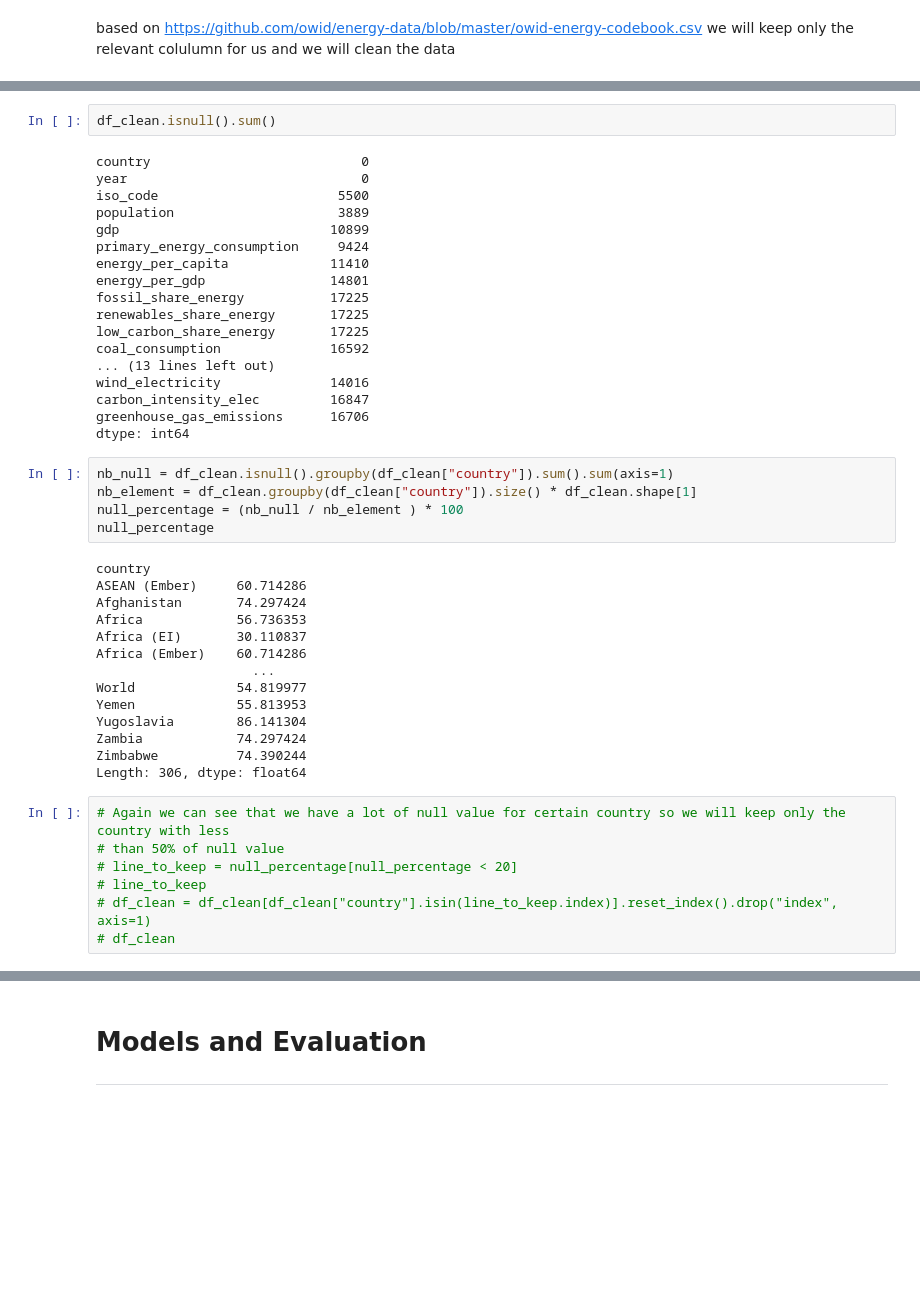
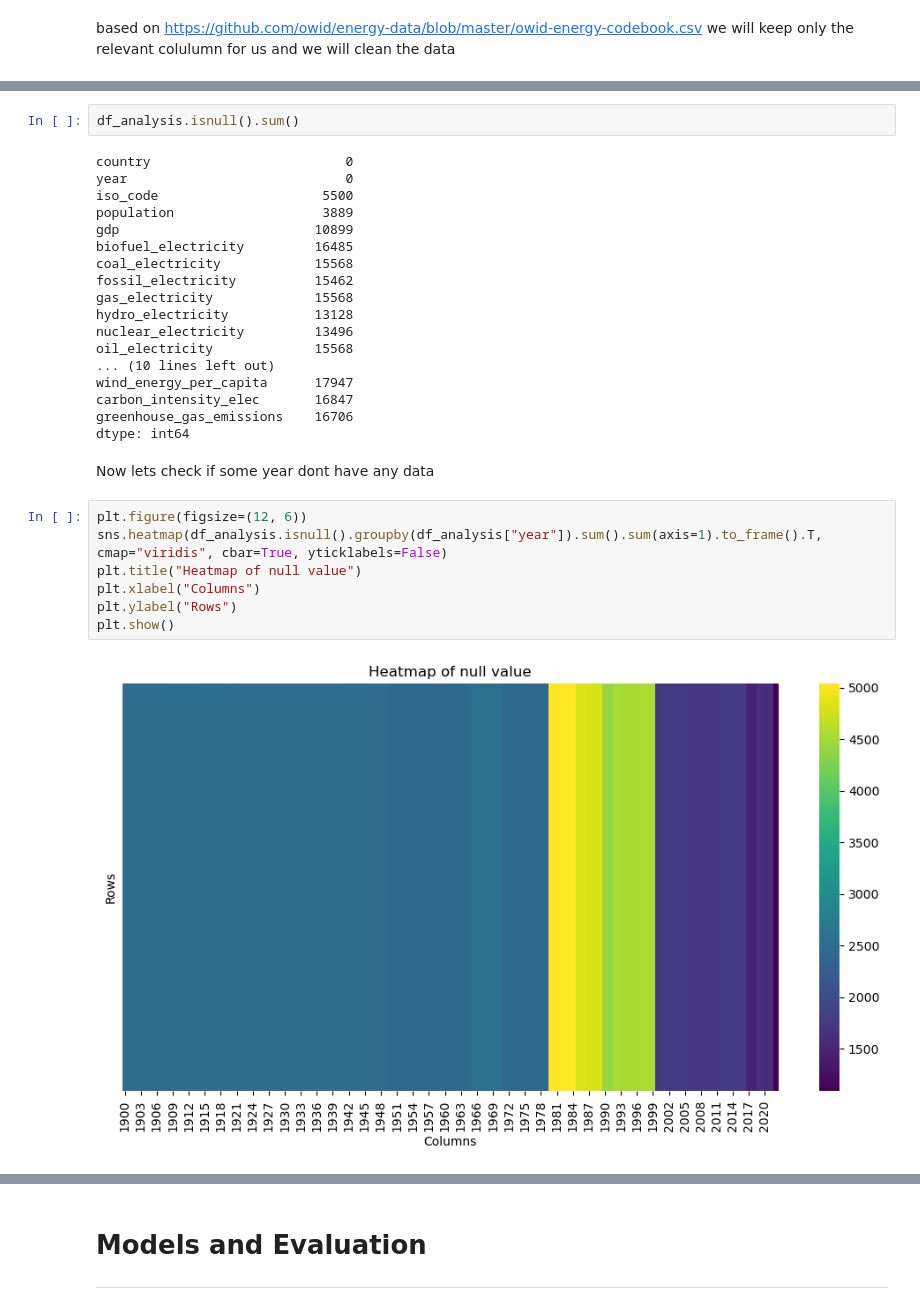
Before and after one commit to Bliights/A4_Explainability_AI, a Jupyter notebook: Project_Clément_MOLLY-MITTON_Paul_ESCALIER_Diane_VERBECQ_Raphaël_VIGNAL.ipynb, the cells around one changed output, grey strips where cells are left out. Saved outputs shown, nothing was run; the diff lists cells and outputs as text; blank space fills up the shorter version.

```diff
--- a/Project_Clément_MOLLY-MITTON_Paul_ESCALIER_Diane_VERBECQ_Raphaël_VIGNAL.ipynb
+++ b/Project_Clément_MOLLY-MITTON_Paul_ESCALIER_Diane_VERBECQ_Raphaël_VIGNAL.ipynb
@@ -149,46 +120,31 @@ Now lets see for each country the number of null value
 # %%
-df_clean.isnull().sum()
+df_analysis.isnull().sum()
 # %% [output]
-country                           0
-year                              0
-iso_code                       5500
-population                     3889
-gdp                           10899
-primary_energy_consumption     9424
-energy_per_capita             11410
-energy_per_gdp                14801
-fossil_share_energy           17225
-renewables_share_energy       17225
-low_carbon_share_energy       17225
-coal_consumption              16592
-... (13 lines left out)
-wind_electricity              14016
-carbon_intensity_elec         16847
-greenhouse_gas_emissions      16706
+country                         0
+year                            0
+iso_code                     5500
+population                   3889
+gdp                         10899
+biofuel_electricity         16485
+coal_electricity            15568
+fossil_electricity          15462
+gas_electricity             15568
+hydro_electricity           13128
+nuclear_electricity         13496
+oil_electricity             15568
+... (10 lines left out)
+wind_energy_per_capita      17947
+carbon_intensity_elec       16847
+greenhouse_gas_emissions    16706
 dtype: int64
-# %%
-nb_null = df_clean.isnull().groupby(df_clean["country"]).sum().sum(axis=1)
-nb_element = df_clean.groupby(df_clean["country"]).size() * df_clean.shape[1]
-null_percentage = (nb_null / nb_element ) * 100
-null_percentage
-# %% [output]
-country
-ASEAN (Ember)     60.714286
-Afghanistan       74.297424
-Africa            56.736353
-Africa (EI)       30.110837
-Africa (Ember)    60.714286
-                    ...
-World             54.819977
-Yemen             55.813953
-Yugoslavia        86.141304
-Zambia            74.297424
-Zimbabwe          74.390244
-Length: 306, dtype: float64
-# %%
-# Again we can see that we have a lot of null value for certain country so we will keep only the country with less
-# than 50% of null value
-# line_to_keep = null_percentage[null_percentage < 20]
-# line_to_keep
-# df_clean = df_clean[df_clean["country"].isin(line_to_keep.index)].reset_index().drop("index", axis=1)
-# df_clean
+# %% [markdown]
+Now lets check if some year dont have any data
+# %%
+plt.figure(figsize=(12, 6))
+sns.heatmap(df_analysis.isnull().groupby(df_analysis["year"]).sum().sum(axis=1).to_frame().T, cmap="viridis", cbar=True, yticklabels=False)
+plt.title("Heatmap of null value")
+plt.xlabel("Columns")
+plt.ylabel("Rows")
+plt.show()
+# %% [output]
+[figure, added]
```
Also changed, not shown: parts of 20 cells of this notebook.
